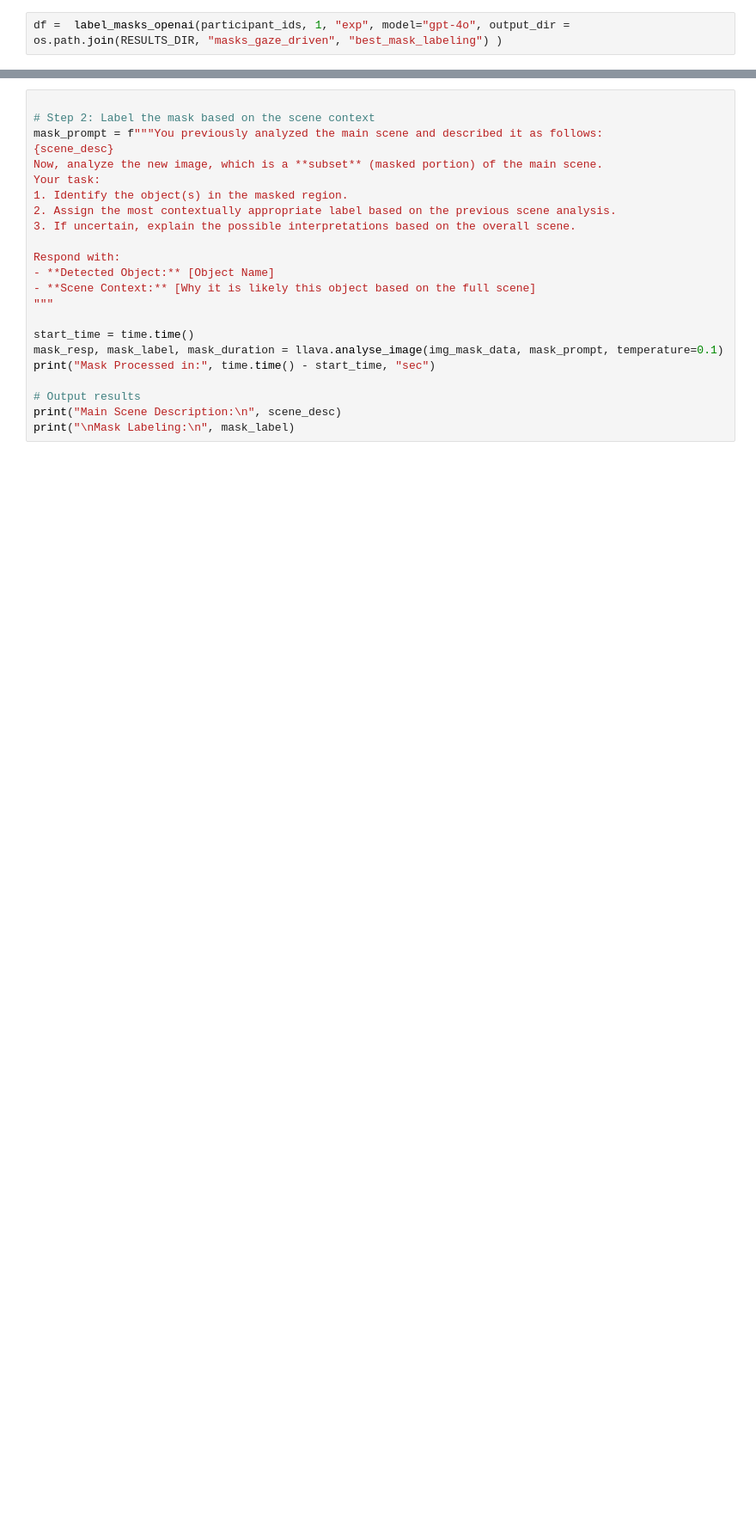
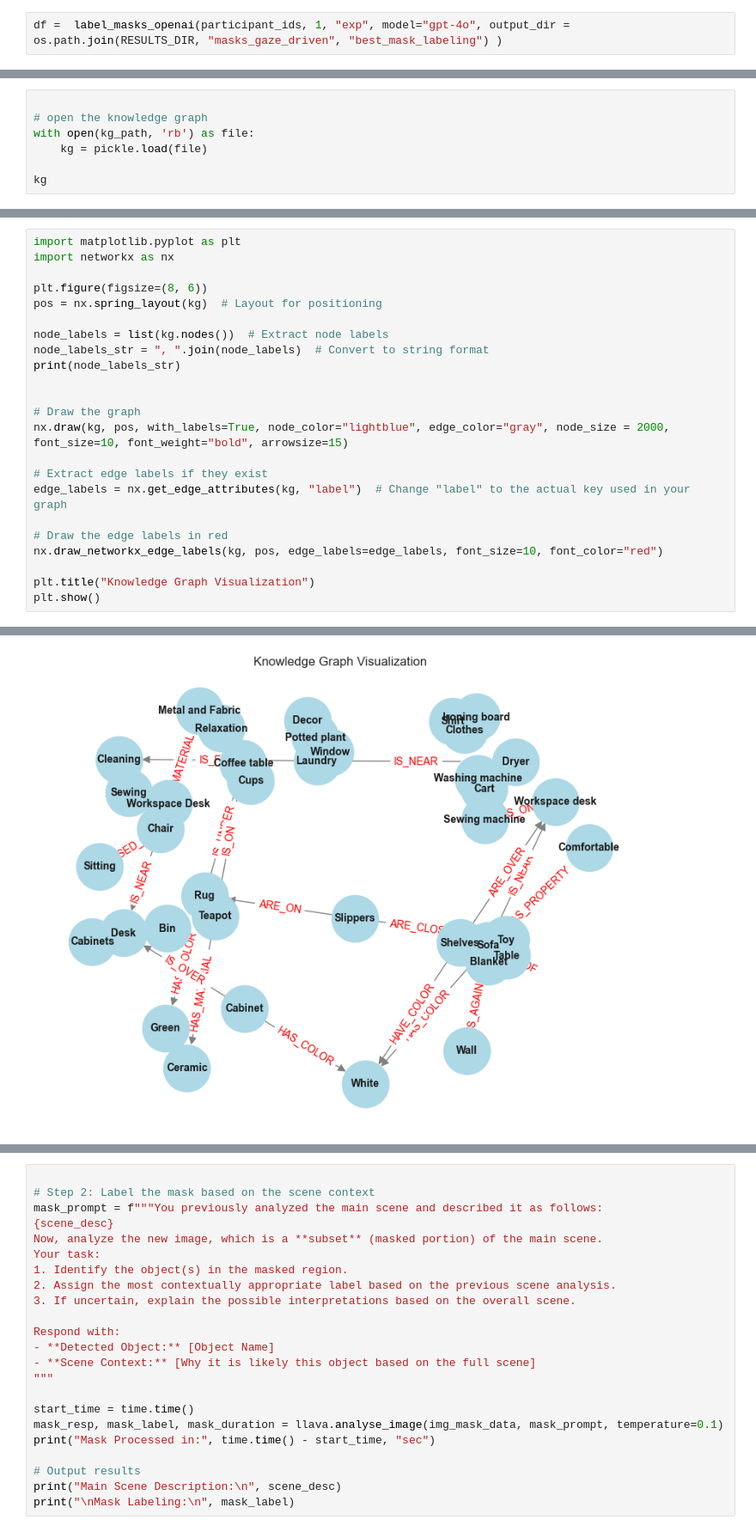
Before and after one commit to catarina-moreira/human_patterns_exploration, a Jupyter notebook: [0]_Data_Analysis.ipynb, the cells around one changed output, grey strips where cells are left out. Shown at 86% size. Cells and saved outputs as stored; diff of their text form; blank space fills up the shorter version.

```diff
--- a/[0]_Data_Analysis.ipynb
+++ b/[0]_Data_Analysis.ipynb
@@ -317,0 +457,7 @@ Animation saved to fixation_animation.mp4
+# %%
+
+# open the knowledge graph
+with open(kg_path, 'rb') as file:
+    kg = pickle.load(file)
+
+kg
@@ -317,0 +525,24 @@ Animation saved to fixation_animation.mp4
+# %%
+import matplotlib.pyplot as plt
+import networkx as nx
+
+plt.figure(figsize=(8, 6))
+pos = nx.spring_layout(kg)  # Layout for positioning
+
+node_labels = list(kg.nodes())  # Extract node labels
+node_labels_str = ", ".join(node_labels)  # Convert to string format
+print(node_labels_str)
+
+
+# Draw the graph
+nx.draw(kg, pos, with_labels=True, node_color="lightblue", edge_color="gray", node_size = 2000, font_size=10, font_weight="bold", arrowsize=15)
+
+# Extract edge labels if they exist
+edge_labels = nx.get_edge_attributes(kg, "label")  # Change "label" to the actual key used in your graph
+
+# Draw the edge labels in red
+nx.draw_networkx_edge_labels(kg, pos, edge_labels=edge_labels, font_size=10, font_color="red")
+
+plt.title("Knowledge Graph Visualization")
+plt.show()
+# %% [output]
@@ -317,0 +550 @@ Animation saved to fixation_animation.mp4
+[figure, added]
```
Also changed, not shown: parts of 11 cells of this notebook, 10 other files.
